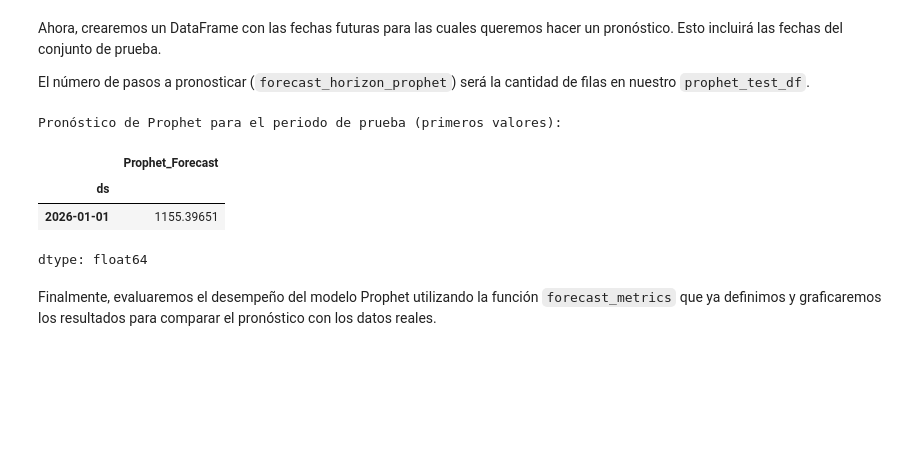
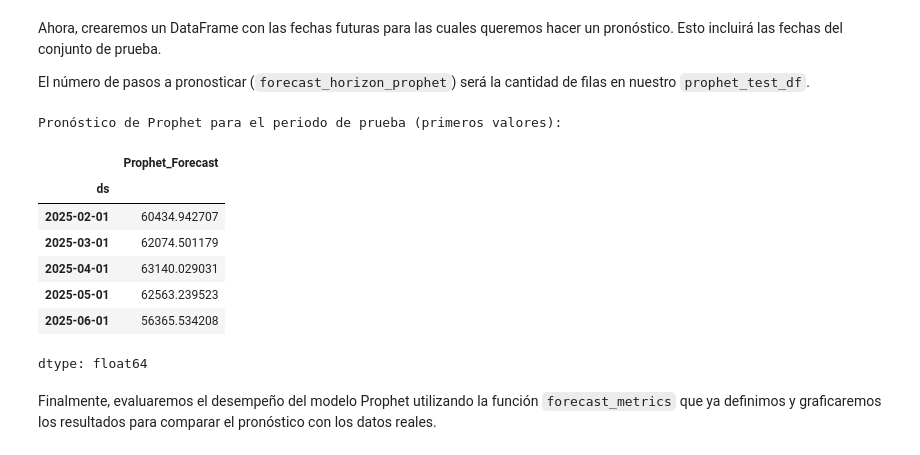
Before and after one commit to jsanchezv4/seriesdetiempo, a Jupyter notebook: Copia_de_suavizado_exponencial_margen.ipynb, the cells around one changed output. Drawn from its saved outputs; the diff is of its cells as text; code cells hidden in the pictures; blank space fills up the shorter version.

```diff
--- a/Copia_de_suavizado_exponencial_margen.ipynb
+++ b/Copia_de_suavizado_exponencial_margen.ipynb
@@ -1720,30 +1726,38 @@ model_prophet.fit(prophet_train_df)
 Ahora, crearemos un DataFrame con las fechas futuras para las cuales queremos hacer un pronóstico. Esto incluirá las fechas del conjunto de prueba.
 
 El número de pasos a pronosticar (`forecast_horizon_prophet`) será la cantidad de filas en nuestro `prophet_test_df`.
-# %%
-# Crear un DataFrame con fechas futuras para el pronóstico
-# El pronóstico ahora empezará después del último dato de entrenamiento (2025-12-01)
-forecast_horizon_prophet = len(prophet_test_df) if not prophet_test_df.empty else 12 # Ajusta el horizonte si no hay test data
-future = model_prophet.make_future_dataframe(periods=forecast_horizon_prophet, freq='MS')
-
-# Realizar el pronóstico
-forecast_prophet = model_prophet.predict(future)
-
-# Mostrar el pronóstico para el período que 'habría sido' de prueba o los primeros del nuevo pronóstico
-# Si prophet_test_df está vacío, muestra los primeros del nuevo pronóstico
-if not prophet_test_df.empty:
-    prophet_forecast_test = forecast_prophet.set_index('ds')['yhat'].loc[prophet_test_df['ds']].rename('Prophet_Forecast')
-    print("Pronóstico de Prophet para el periodo de prueba (primeros valores):")
-    display(prophet_forecast_test.head())
-else:
-    print("No hay datos de prueba definidos en prophet_test_df. Mostrando los primeros 5 valores del nuevo pronóstico:")
-    display(forecast_prophet.set_index('ds')['yhat'].tail(forecast_horizon_prophet).head())
-# %% [output]
-Pronóstico de Prophet para el periodo de prueba (primeros valores):
-|  | Prophet_Forecast |
-| ds |  |
-| 2026-01-01 | 1155.39651 |
-dtype: float64
+# %%
+# Crear un DataFrame con fechas futuras para el pronóstico
+# The forecast needs to cover the `prophet_test_df` period.
+forecast_horizon_prophet = len(prophet_test_df)
+# `make_future_dataframe` takes into account the history used for fitting.
+# We need to make a future dataframe that includes the dates in prophet_test_df
+# The last date in prophet_train_df is '2025-01-01'.
+# We need to predict for '2025-02-01' to '2025-12-01' (11 periods).
+future_test_dates = model_prophet.make_future_dataframe(
+    periods=forecast_horizon_prophet,
+    freq='MS',
+    include_history=False # Only generate future dates
+)
+
+# Realizar el pronóstico
+forecast_prophet_eval = model_prophet.predict(future_test_dates) # This variable now holds predictions for the test period
+
+# Extract the forecast for the test period
+prophet_forecast_test = forecast_prophet_eval.set_index('ds')['yhat'].rename('Prophet_Forecast')
+
+print("Pronóstico de Prophet para el periodo de prueba (primeros valores):")
+display(prophet_forecast_test.head())
+# %% [output]
+Pronóstico de Prophet para el periodo de prueba (primeros valores):
+|  | Prophet_Forecast |
+| ds |  |
+| 2025-02-01 | 60434.942707 |
+| 2025-03-01 | 62074.501179 |
+| 2025-04-01 | 63140.029031 |
+| 2025-05-01 | 62563.239523 |
+| 2025-06-01 | 56365.534208 |
+dtype: float64
 # %% [markdown]
 Finalmente, evaluaremos el desempeño del modelo Prophet utilizando la función `forecast_metrics` que ya definimos y graficaremos los resultados para comparar el pronóstico con los datos reales.
 # %%
```
Also changed, not shown: parts of 6 cells of this notebook.
